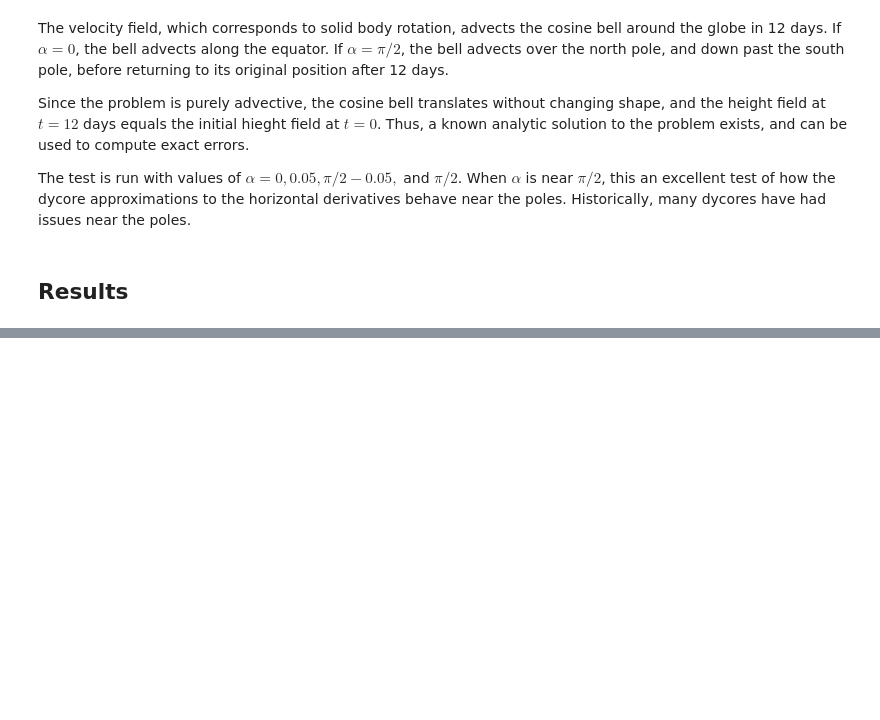
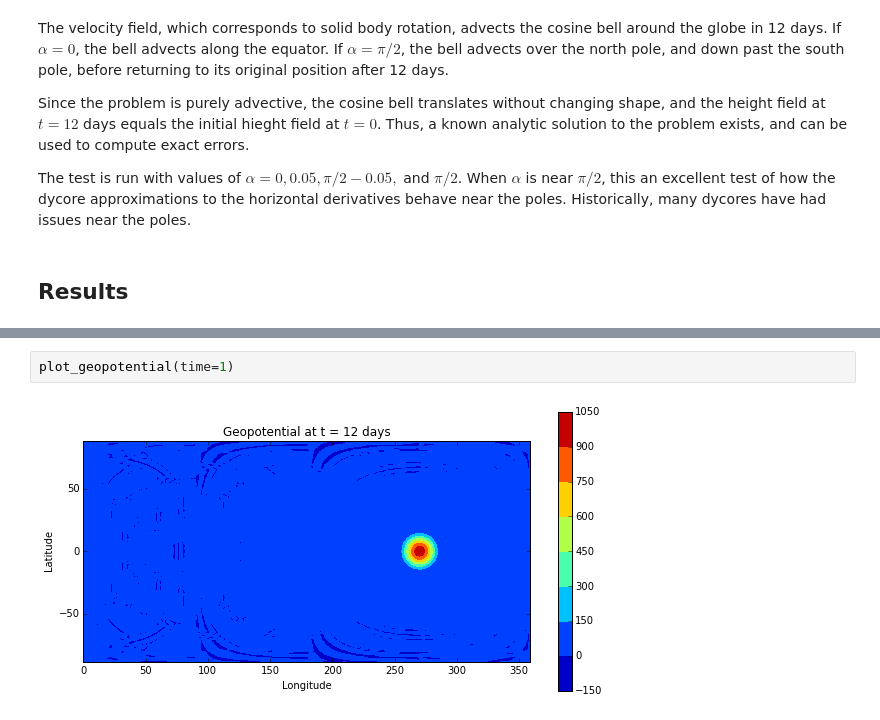
Before and after one commit to E3SM-Project/CMDV-testing, a Jupyter notebook: documentation/prototype/SWTC1.ipynb, the cells around one changed output, grey strips where cells are left out. Drawn from its saved outputs; the diff is of its cells as text; blank space fills up the shorter version.

```diff
--- a/documentation/prototype/SWTC1.ipynb
+++ b/documentation/prototype/SWTC1.ipynb
@@ -105,0 +87,4 @@ ax.set_aspect("equal")
+# %%
+plot_geopotential(time=1)
+# %% [output]
+[figure, added]
```
Also changed, not shown: parts of 5 cells of this notebook, 1 other file.
